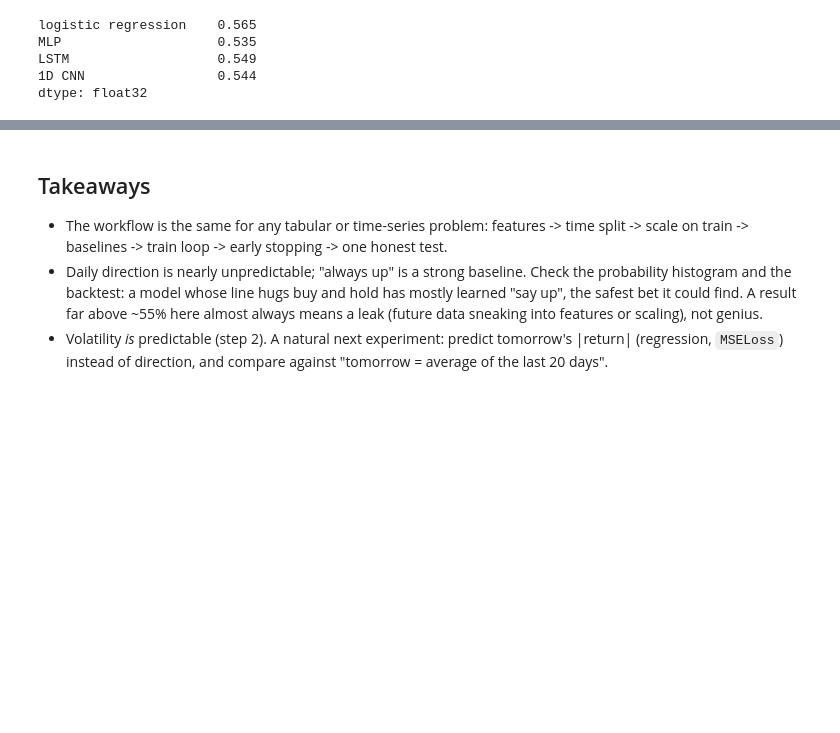
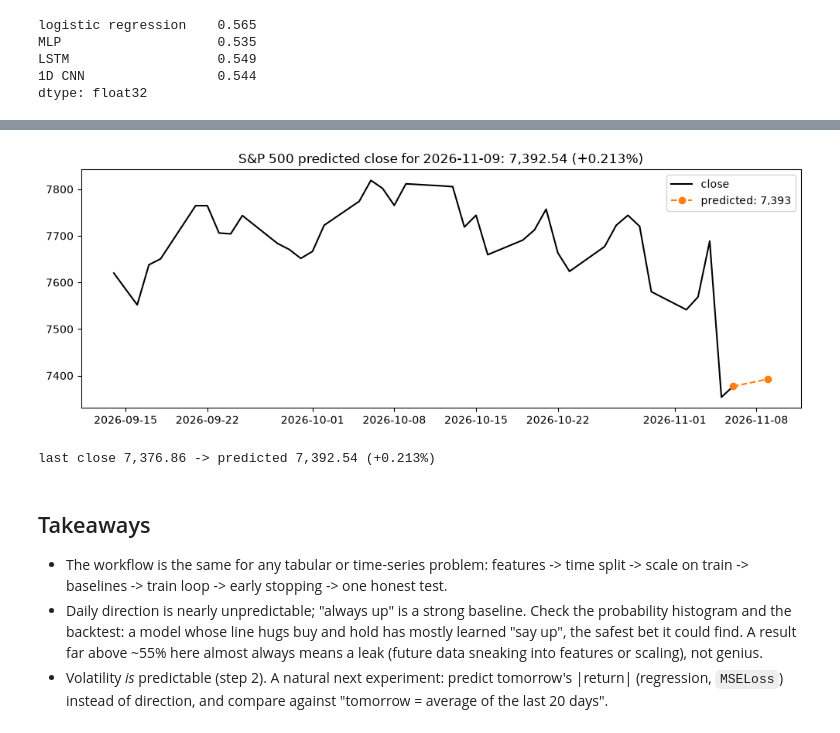
Before and after one commit to zaxovaiko/machine-learning, a Jupyter notebook: neural_networks/market_direction/market_direction.ipynb, the cells around one changed output, grey strips where cells are left out. Saved outputs shown, nothing was run; the diff lists cells and outputs as text; code cells hidden in the pictures; blank space fills up the shorter version.

```diff
--- a/neural_networks/market_direction/market_direction.ipynb
+++ b/neural_networks/market_direction/market_direction.ipynb
@@ -592,3 +669,19 @@ dtype: float32
+# %%
+latest_close = sp["Close"].iloc[-1]
+latest_ret = predict_return(reg_mlp, X_latest)[0]  # X_latest built in step 10
+latest_pred = latest_close * (1 + latest_ret)
+
+recent = sp["Close"][-40:]
+fig, ax = plt.subplots()
+ax.plot(recent.index, recent, color="black", label="close")
+ax.plot([recent.index[-1], next_day], [latest_close, latest_pred], "o--", color="C1", label=f"predicted: {latest_pred:,.0f}")
+ax.set_title(f"S&P 500 predicted close for {next_day.date()}: {latest_pred:,.2f} ({latest_ret:+.3%})")
+ax.legend()
+plt.show()
+print(f"last close {latest_close:,.2f} -> predicted {latest_pred:,.2f} ({latest_ret:+.3%})")
+# %% [output]
+[figure, added]
+last close 7,376.86 -> predicted 7,392.54 (+0.213%)
 # %% [markdown]
 ## Takeaways
 
```
Also changed, not shown: parts of 4 cells of this notebook.
